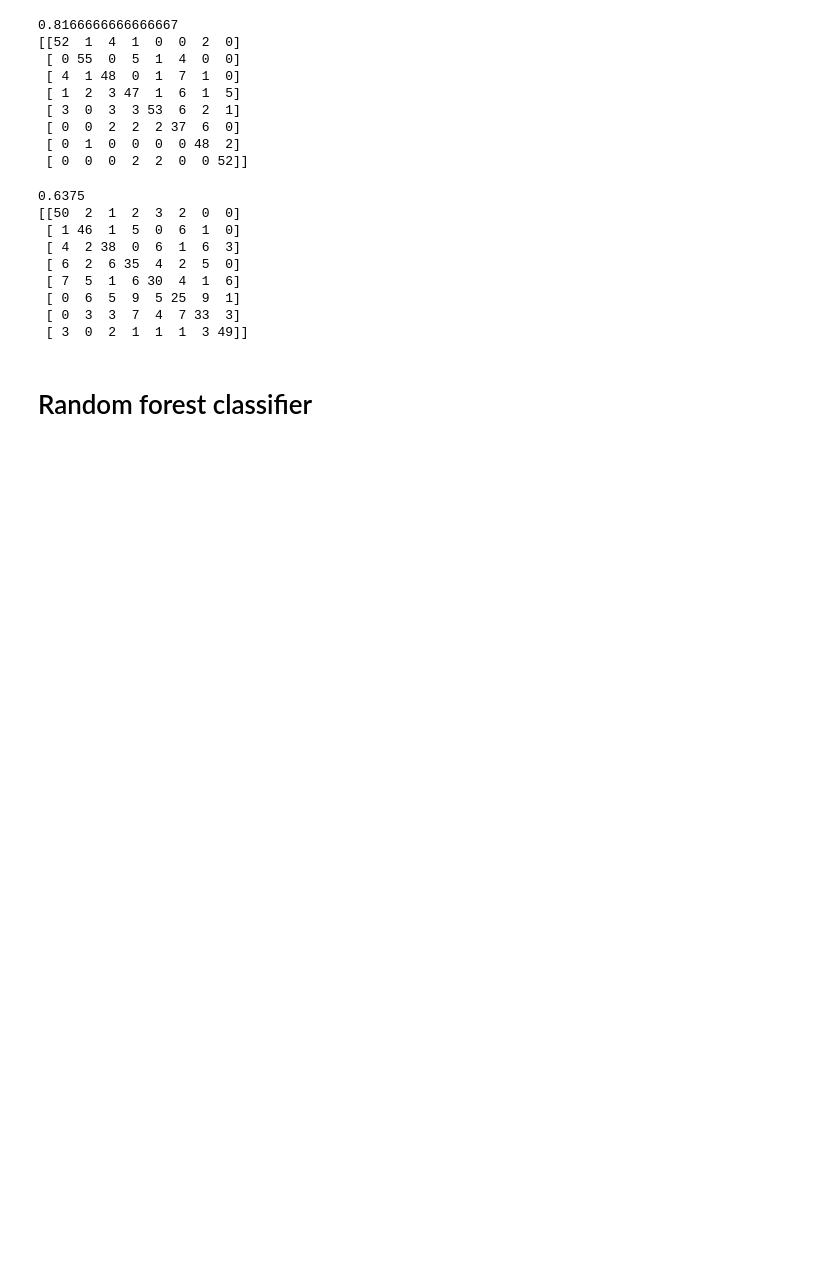
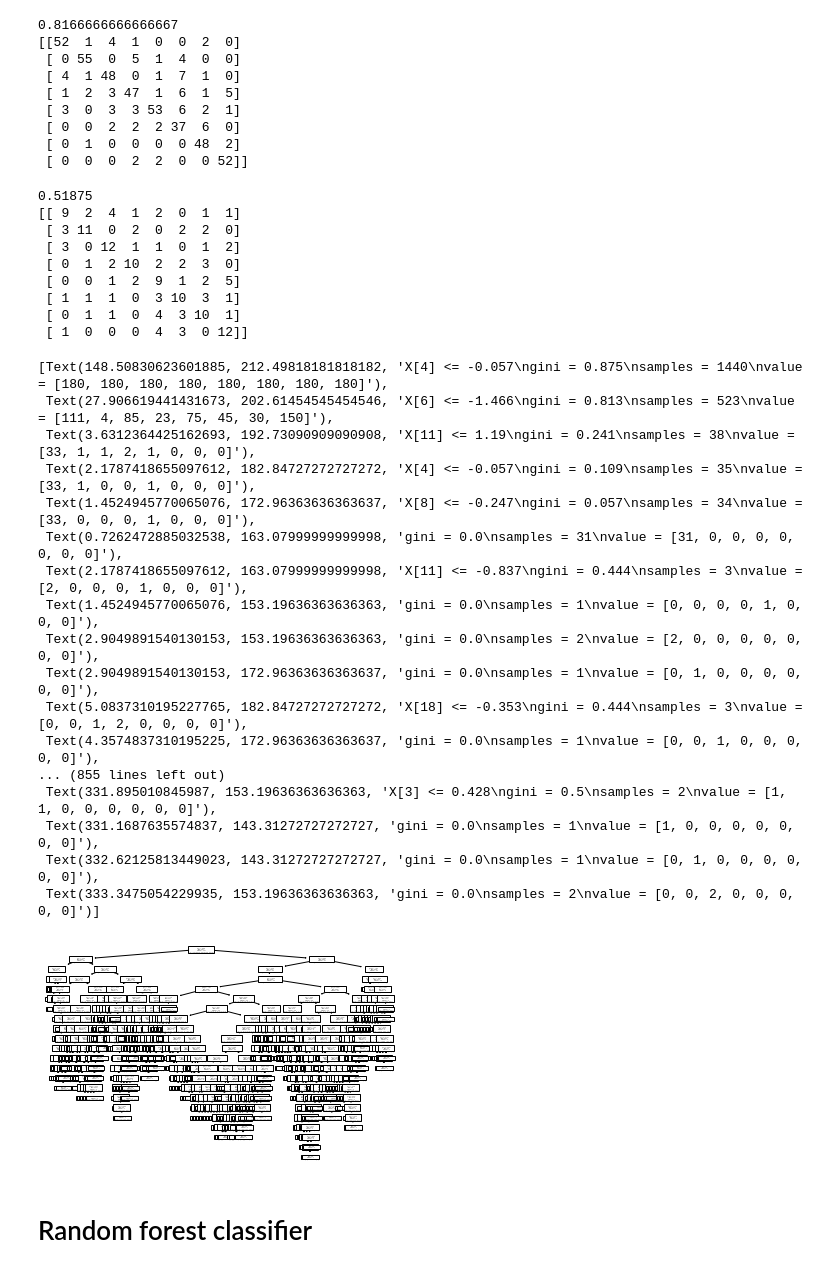
Before and after one commit to nguyennam2910/TriMun, a Jupyter notebook: src/Overlapped_segmenting_method.ipynb, the cells around one changed output. Drawn from its saved outputs; the diff is of its cells as text; code cells hidden in the pictures; blank space fills up the shorter version.

```diff
--- a/src/Overlapped_segmenting_method.ipynb
+++ b/src/Overlapped_segmenting_method.ipynb
@@ -631,20 +631,40 @@ print(confusion_matrix(clf.predict(X_test), y_test))
  [ 0  0  0  2  2  0  0 52]]
 # %%
 # Decision tree
+clf = DecisionTreeClassifier()
 clf.fit(X_train, y_train)
 CM = confusion_matrix(y_test, clf.predict(X_test))
 print(clf.score(X_test, y_test))
 print(CM)
+plot_tree(clf)
 # %% [output]
-0.6375
-[[50  2  1  2  3  2  0  0]
- [ 1 46  1  5  0  6  1  0]
- [ 4  2 38  0  6  1  6  3]
- [ 6  2  6 35  4  2  5  0]
- [ 7  5  1  6 30  4  1  6]
- [ 0  6  5  9  5 25  9  1]
- [ 0  3  3  7  4  7 33  3]
- [ 3  0  2  1  1  1  3 49]]
+0.51875
+[[ 9  2  4  1  2  0  1  1]
+ [ 3 11  0  2  0  2  2  0]
+ [ 3  0 12  1  1  0  1  2]
+ [ 0  1  2 10  2  2  3  0]
+ [ 0  0  1  2  9  1  2  5]
+ [ 1  1  1  0  3 10  3  1]
+ [ 0  1  1  0  4  3 10  1]
+ [ 1  0  0  0  4  3  0 12]]
+[Text(148.50830623601885, 212.49818181818182, 'X[4] <= -0.057\ngini = 0.875\nsamples = 1440\nvalue = [180, 180, 180, 180, 180, 180, 180, 180]'),
+ Text(27.906619441431673, 202.61454545454546, 'X[6] <= -1.466\ngini = 0.813\nsamples = 523\nvalue = [111, 4, 85, 23, 75, 45, 30, 150]'),
+ Text(3.6312364425162693, 192.73090909090908, 'X[11] <= 1.19\ngini = 0.241\nsamples = 38\nvalue = [33, 1, 1, 2, 1, 0, 0, 0]'),
+ Text(2.1787418655097612, 182.84727272727272, 'X[4] <= -0.057\ngini = 0.109\nsamples = 35\nvalue = [33, 1, 0, 0, 1, 0, 0, 0]'),
+ Text(1.4524945770065076, 172.96363636363637, 'X[8] <= -0.247\ngini = 0.057\nsamples = 34\nvalue = [33, 0, 0, 0, 1, 0, 0, 0]'),
+ Text(0.7262472885032538, 163.07999999999998, 'gini = 0.0\nsamples = 31\nvalue = [31, 0, 0, 0, 0, 0, 0, 0]'),
+ Text(2.1787418655097612, 163.07999999999998, 'X[11] <= -0.837\ngini = 0.444\nsamples = 3\nvalue = [2, 0, 0, 0, 1, 0, 0, 0]'),
+ Text(1.4524945770065076, 153.19636363636363, 'gini = 0.0\nsamples = 1\nvalue = [0, 0, 0, 0, 1, 0, 0, 0]'),
+ Text(2.9049891540130153, 153.19636363636363, 'gini = 0.0\nsamples = 2\nvalue = [2, 0, 0, 0, 0, 0, 0, 0]'),
+ Text(2.9049891540130153, 172.96363636363637, 'gini = 0.0\nsamples = 1\nvalue = [0, 1, 0, 0, 0, 0, 0, 0]'),
+ Text(5.0837310195227765, 182.84727272727272, 'X[18] <= -0.353\ngini = 0.444\nsamples = 3\nvalue = [0, 0, 1, 2, 0, 0, 0, 0]'),
+ Text(4.3574837310195225, 172.96363636363637, 'gini = 0.0\nsamples = 1\nvalue = [0, 0, 1, 0, 0, 0, 0, 0]'),
+... (855 lines left out)
+ Text(331.895010845987, 153.19636363636363, 'X[3] <= 0.428\ngini = 0.5\nsamples = 2\nvalue = [1, 1, 0, 0, 0, 0, 0, 0]'),
+ Text(331.1687635574837, 143.31272727272727, 'gini = 0.0\nsamples = 1\nvalue = [1, 0, 0, 0, 0, 0, 0, 0]'),
+ Text(332.62125813449023, 143.31272727272727, 'gini = 0.0\nsamples = 1\nvalue = [0, 1, 0, 0, 0, 0, 0, 0]'),
+ Text(333.3475054229935, 153.19636363636363, 'gini = 0.0\nsamples = 2\nvalue = [0, 0, 2, 0, 0, 0, 0, 0]')]
+[figure, added]
 # %% [markdown]
 # Random forest classifier
 # %%
```
Also changed, not shown: parts of 1 cell of this notebook, 6 other files.
